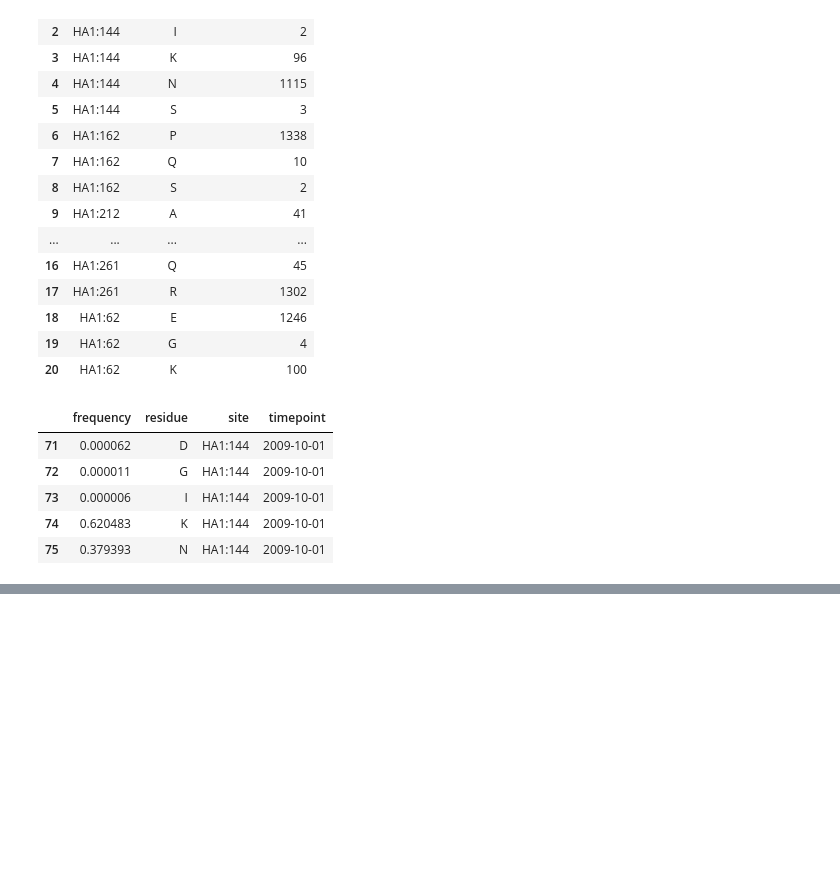
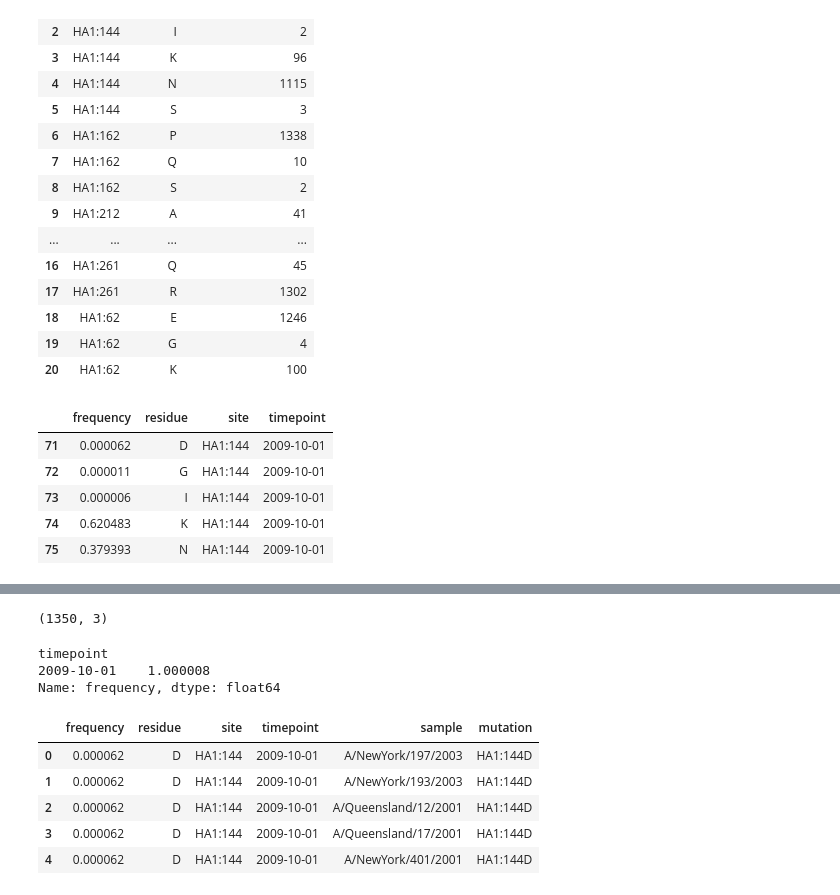
Before and after one commit to blab/flu-forecasting, a Jupyter notebook: analyses/2019-04-04-test-mutation-frequencies-as-targets.ipynb, the cells around one changed output, grey strips where cells are left out. Drawn from its saved outputs; the diff is of its cells as text; code cells hidden in the pictures; blank space fills up the shorter version.

```diff
--- a/analyses/2019-04-04-test-mutation-frequencies-as-targets.ipynb
+++ b/analyses/2019-04-04-test-mutation-frequencies-as-targets.ipynb
@@ -319,0 +319,19 @@ mut_freqs_per_sample.head()
+# %%
+samples_df.shape
+# %% [output]
+(1350, 3)
+# %%
+samples_df.groupby("timepoint")["frequency"].sum()
+# %% [output]
+timepoint
+2009-10-01    1.000008
+Name: frequency, dtype: float64
+# %%
+mut_freqs_per_sample.head()
+# %% [output]
+|  | frequency | residue | site | timepoint | sample | mutation |
+| 0 | 0.000062 | D | HA1:144 | 2009-10-01 | A/NewYork/197/2003 | HA1:144D |
+| 1 | 0.000062 | D | HA1:144 | 2009-10-01 | A/NewYork/193/2003 | HA1:144D |
+| 2 | 0.000062 | D | HA1:144 | 2009-10-01 | A/Queensland/12/2001 | HA1:144D |
+| 3 | 0.000062 | D | HA1:144 | 2009-10-01 | A/Queensland/17/2001 | HA1:144D |
+| 4 | 0.000062 | D | HA1:144 | 2009-10-01 | A/NewYork/401/2001 | HA1:144D |
```
Also changed, not shown: parts of 19 cells of this notebook.
